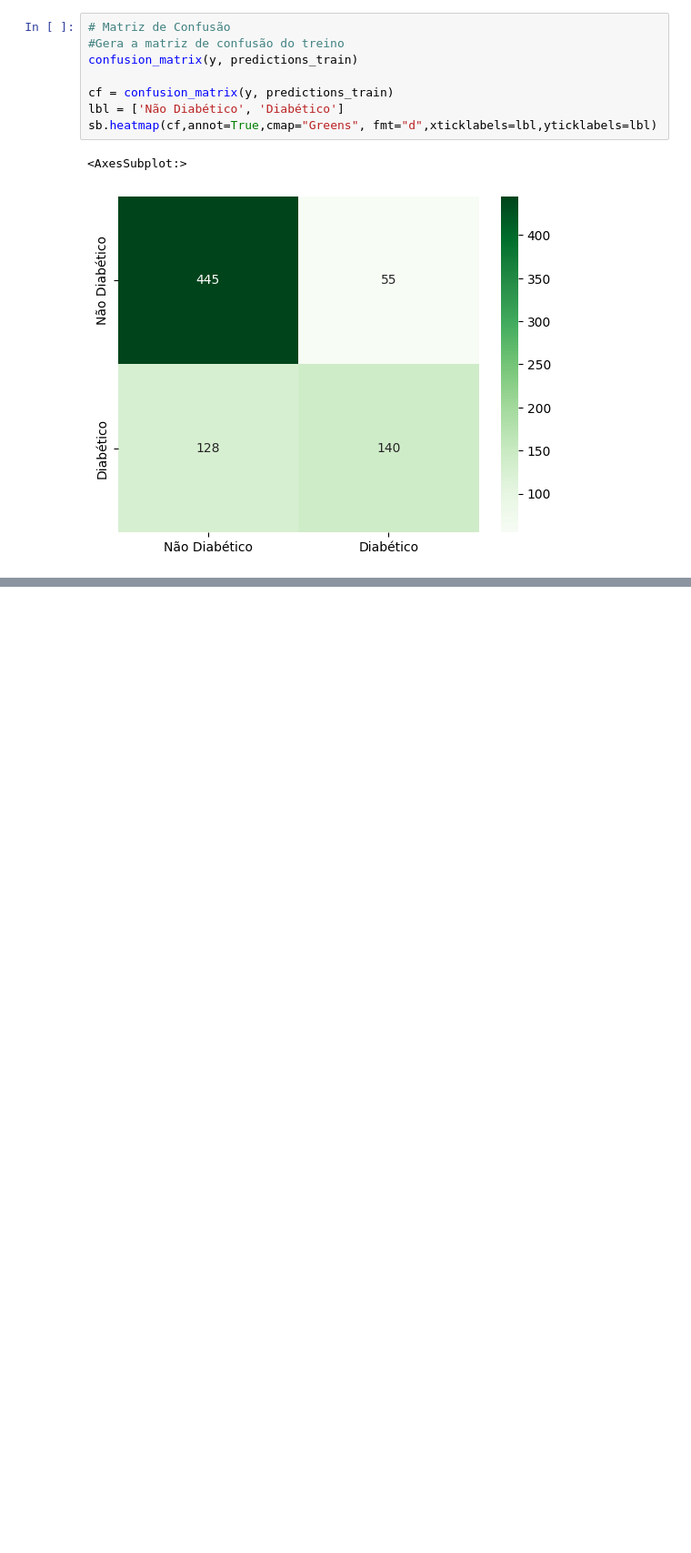
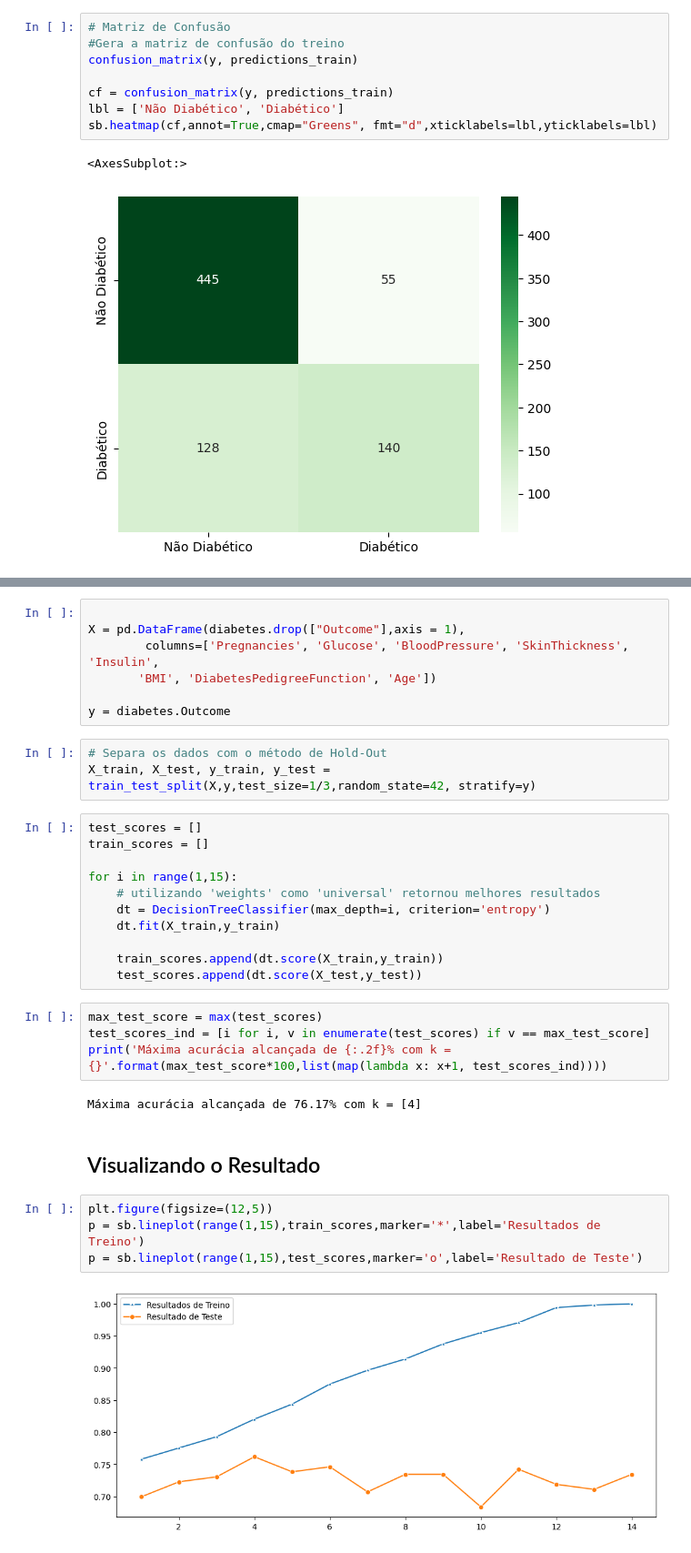
Before and after one commit to Marcellofabrizio/Notebooks, a Jupyter notebook: Pima Indians Diabetes Database/Diabetes_knn_vs_dt.ipynb, the cells around one changed output, grey strips where cells are left out. Shown at 91% size. Drawn from its saved outputs; the diff is of its cells as text; blank space fills up the shorter version.

```diff
--- a/Pima Indians Diabetes Database/Diabetes_knn_vs_dt.ipynb
+++ b/Pima Indians Diabetes Database/Diabetes_knn_vs_dt.ipynb
@@ -189,0 +217,35 @@ sb.heatmap(cf,annot=True,cmap="Greens", fmt="d",xticklabels=lbl,yticklabels=lbl)
+# %%
+
+X = pd.DataFrame(diabetes.drop(["Outcome"],axis = 1),
+        columns=['Pregnancies', 'Glucose', 'BloodPressure', 'SkinThickness', 'Insulin',
+       'BMI', 'DiabetesPedigreeFunction', 'Age'])
+
+y = diabetes.Outcome
+# %%
+# Separa os dados com o método de Hold-Out
+X_train, X_test, y_train, y_test = train_test_split(X,y,test_size=1/3,random_state=42, stratify=y)
+# %%
+test_scores = []
+train_scores = []
+
+for i in range(1,15):
+    # utilizando 'weights' como 'universal' retornou melhores resultados
+    dt = DecisionTreeClassifier(max_depth=i, criterion='entropy')
+    dt.fit(X_train,y_train)
+
+    train_scores.append(dt.score(X_train,y_train))
+    test_scores.append(dt.score(X_test,y_test))
+# %%
+max_test_score = max(test_scores)
+test_scores_ind = [i for i, v in enumerate(test_scores) if v == max_test_score]
+print('Máxima acurácia alcançada de {:.2f}% com k = {}'.format(max_test_score*100,list(map(lambda x: x+1, test_scores_ind))))
+# %% [output]
+Máxima acurácia alcançada de 76.17% com k = [4]
+# %% [markdown]
+## Visualizando o Resultado
+# %%
+plt.figure(figsize=(12,5))
+p = sb.lineplot(range(1,15),train_scores,marker='*',label='Resultados de Treino')
+p = sb.lineplot(range(1,15),test_scores,marker='o',label='Resultado de Teste')
+# %% [output]
+[figure, added]
```
Also changed, not shown: parts of 13 cells of this notebook.
